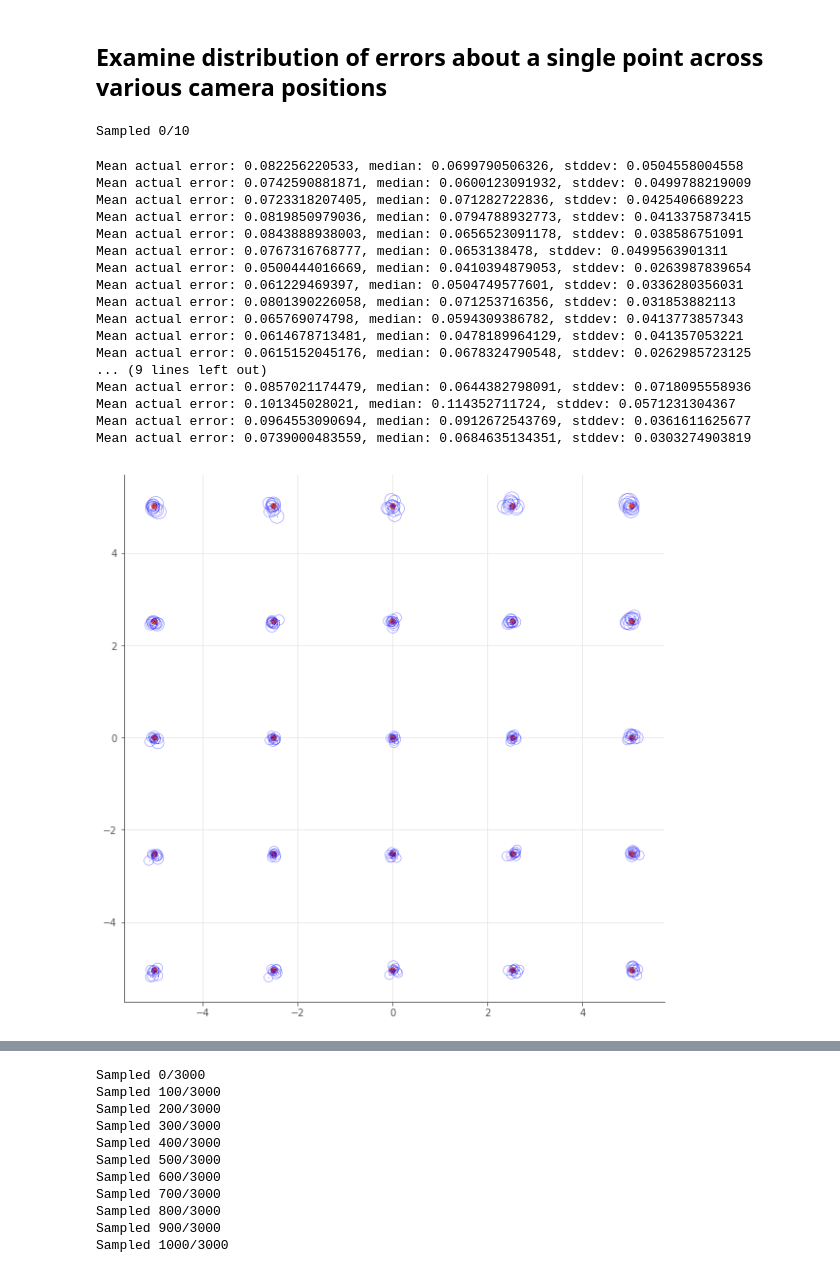
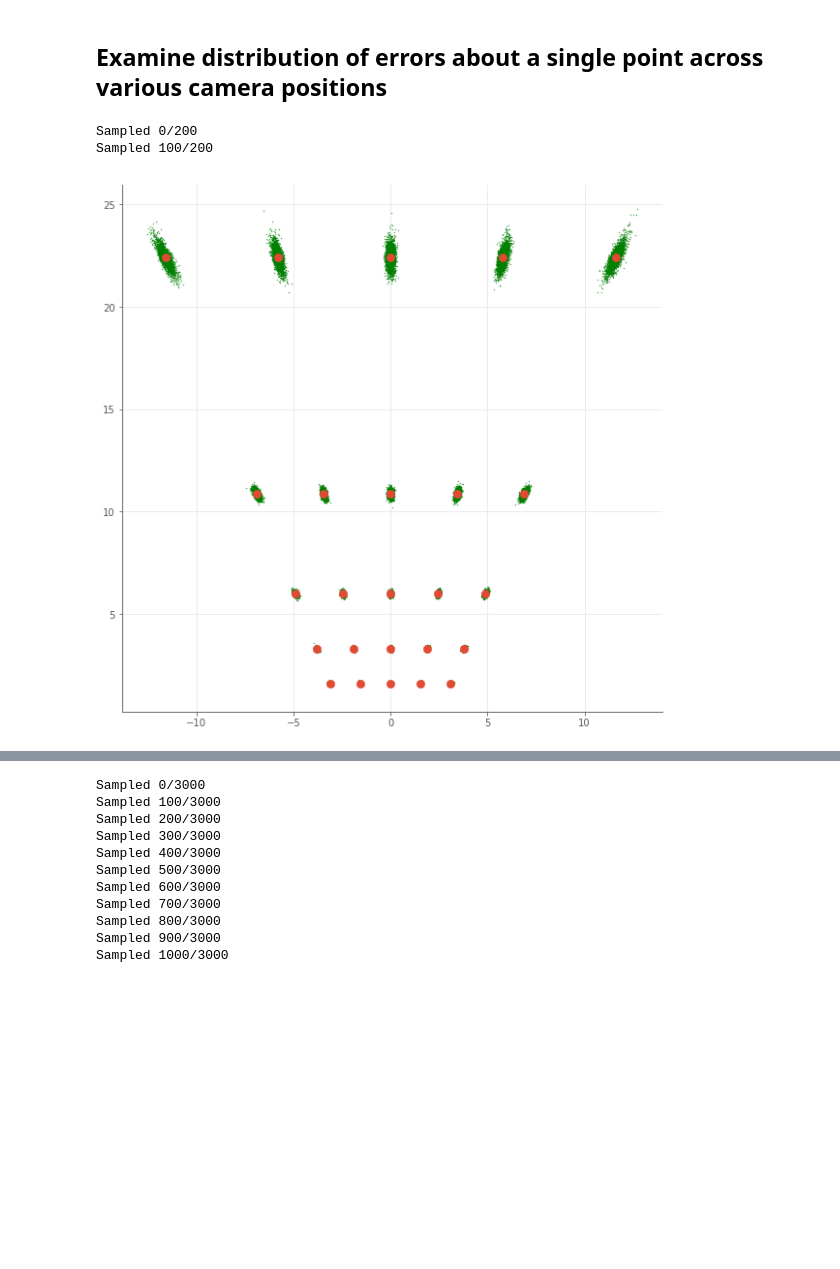
Before and after one commit to flyingsilverfin/AV-Camera-Placement, a Jupyter notebook: evaluation/camera/model_validity/Camera Error Model Evaluation.ipynb, the cells around one changed output, grey strips where cells are left out. Saved outputs shown, nothing was run; the diff lists cells and outputs as text; code cells hidden in the pictures; blank space fills up the shorter version.

Commit message:
update to camera model eval

```diff
--- a/evaluation/camera/model_validity/Camera Error Model Evaluation.ipynb
+++ b/evaluation/camera/model_validity/Camera Error Model Evaluation.ipynb
@@ -1219,55 +1239,46 @@ def do_world_points_eval(start_position,
             alg_error=4.0,
             camera_res=(400,400),
             camera_fov=(60.0, 60.0),
-            n_camera_instances=10,
+            n_camera_instances=200,
             verbose=False)
 # %% [output]
-Sampled 0/10
+Sampled 0/200
+Sampled 100/200
 # %%
 wps = np.array(world_points)
 fig = plt.figure(figsize=(10,10))
 ax = plt.subplot(111)
-ax.scatter(*wps[:, :2].T)
 all_errors = []
 for i, est in enumerate(calculated_centers):
     if i >= wps.shape[0]:
         break
     est = np.array(est).reshape(-1, 3)
     xys = est[:, :2].T
-    ax.scatter(*xys, color="blue", s=1, marker='.', alpha=0.5)
+    ax.scatter(*xys, color="green", s=1, alpha=0.5)
 #     print("world point: {0}".format(wps[i]))
     errors = np.linalg.norm(wps[i] - est, axis=1)
     all_errors.append(errors)
-    print("Mean actual error: {0}, median: {1}, stddev: {2}".format(np.mean(errors), np.median(errors), np.var(errors)**0.5))
+#     print("Mean actual error: {0}, median: {1}, stddev: {2}".format(np.mean(errors), np.median(errors), np.var(errors)**0.5))
+
+ax.scatter(*wps[:, :2].T, s=70)
 
     # draw calculated error radii
-    for j, r in enumerate(predicted_error_radius[i]):
-        #r = world_pt_error_radius[i]
-        center = est[j]
-        el = Ellipse(center[:2], r, r, 0.0)
-        el.set_edgecolor('blue')
-        el.set_fill(False)
-        el.set_alpha(0.5)
-        ax.add_artist(el)
+#     for j, r in enumerate(predicted_error_radius[i]):
+#         #r = world_pt_error_radius[i]
+#         center = est[j]
+#         el = Ellipse(center[:2], r, r, 0.0)
+#         el.set_edgecolor('blue')
+#         el.set_fill(False)
+#         el.set_alpha(0.5)
+#         ax.add_artist(el)
+
+if save:
+    plt.savefig("figs/actual_position_estimate_distributions.pdf",bbox_inches='tight')
+    plt.savefig("figs/actual_position_estimate_distributions.pgf",bbox_inches='tight')
+else:
+    plt.show()
 # %% [output]
-Mean actual error: 0.082256220533, median: 0.0699790506326, stddev: 0.0504558004558
-Mean actual error: 0.0742590881871, median: 0.0600123091932, stddev: 0.0499788219009
-Mean actual error: 0.0723318207405, median: 0.071282722836, stddev: 0.0425406689223
-Mean actual error: 0.0819850979036, median: 0.0794788932773, stddev: 0.0413375873415
-Mean actual error: 0.0843888938003, median: 0.0656523091178, stddev: 0.038586751091
-Mean actual error: 0.0767316768777, median: 0.0653138478, stddev: 0.0499563901311
-Mean actual error: 0.0500444016669, median: 0.0410394879053, stddev: 0.0263987839654
-Mean actual error: 0.061229469397, median: 0.0504749577601, stddev: 0.0336280356031
-Mean actual error: 0.0801390226058, median: 0.071253716356, stddev: 0.031853882113
-Mean actual error: 0.065769074798, median: 0.0594309386782, stddev: 0.0413773857343
-Mean actual error: 0.0614678713481, median: 0.0478189964129, stddev: 0.041357053221
-Mean actual error: 0.0615152045176, median: 0.0678324790548, stddev: 0.0262985723125
-... (9 lines left out)
-Mean actual error: 0.0857021174479, median: 0.0644382798091, stddev: 0.0718095558936
-Mean actual error: 0.101345028021, median: 0.114352711724, stddev: 0.0571231304367
-Mean actual error: 0.0964553090694, median: 0.0912672543769, stddev: 0.0361611625677
-Mean actual error: 0.0739000483559, median: 0.0684635134351, stddev: 0.0303274903819
-[figure, old version]
+[figure, new version]
 # %%
 (world_points, world_pt_error_radius,
  calculated_centers,  predicted_error_radius,
```
Also changed, not shown: parts of 22 cells of this notebook.
